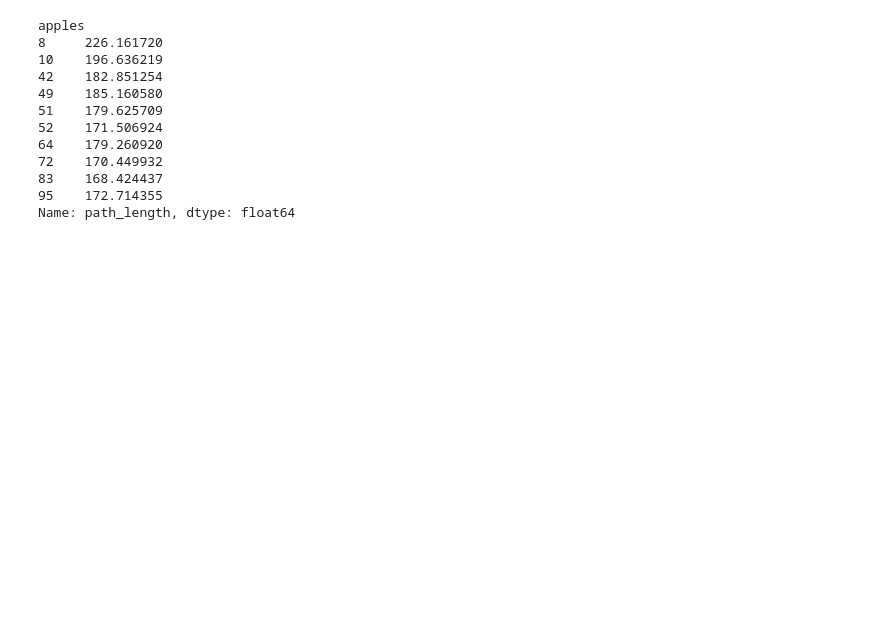
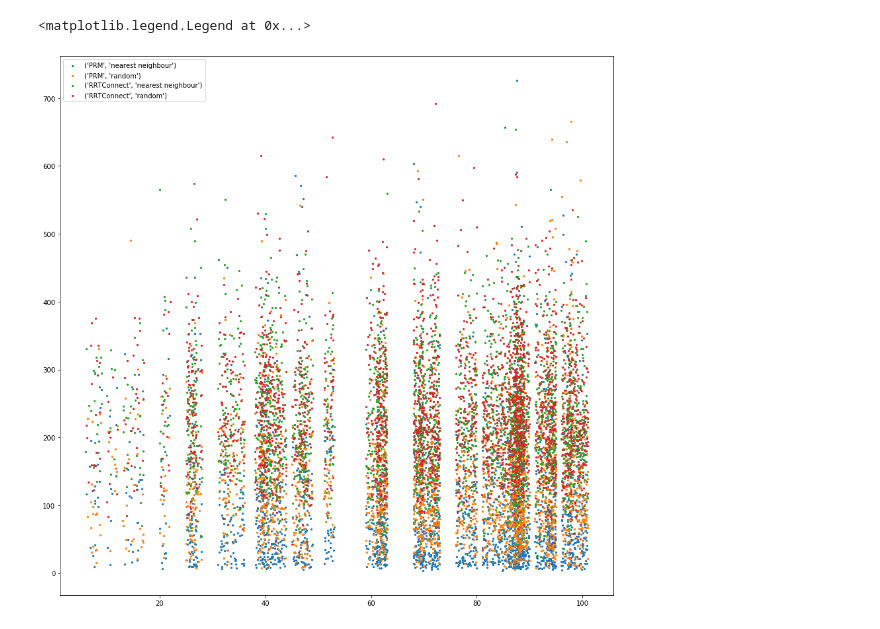
Before and after one commit to werner291/Multigoal-Orchard-Drone-Planning-Library, a Jupyter notebook: analysis/Performance Analysis.ipynb, the cells around one changed output. Saved outputs shown, nothing was run; the diff lists cells and outputs as text; code cells hidden in the pictures; blank space fills up the shorter version.

```diff
--- a/analysis/Performance Analysis.ipynb
+++ b/analysis/Performance Analysis.ipynb
@@ -56,15 +64,12 @@ plt.ylim(0.9,1)
-# %%
-data_df[(data_df.ptp_idx != 0)].groupby('apples').path_length.mean()
-# %% [output]
-apples
-8     226.161720
-10    196.636219
-42    182.851254
-49    185.160580
-51    179.625709
-52    171.506924
-64    179.260920
-72    170.449932
-83    168.424437
-95    172.714355
-Name: path_length, dtype: float64
+# %%
+plt.figure(figsize=(15,15))
+
+grouped = data_df[(data_df.ptp_idx != 0)].groupby(['intermediate_planner', 'ordering'])
+
+for idx, (label, df) in enumerate(grouped):
+    plt.scatter(x=df.apples + np.random.uniform(-1,1,len(df.apples)), y=df.path_length,s=5,label=label)
+
+plt.legend()
+# %% [output]
+<matplotlib.legend.Legend at 0x...>
+[figure, added]
```
Also changed, not shown: parts of 6 cells of this notebook, 1 other file.
